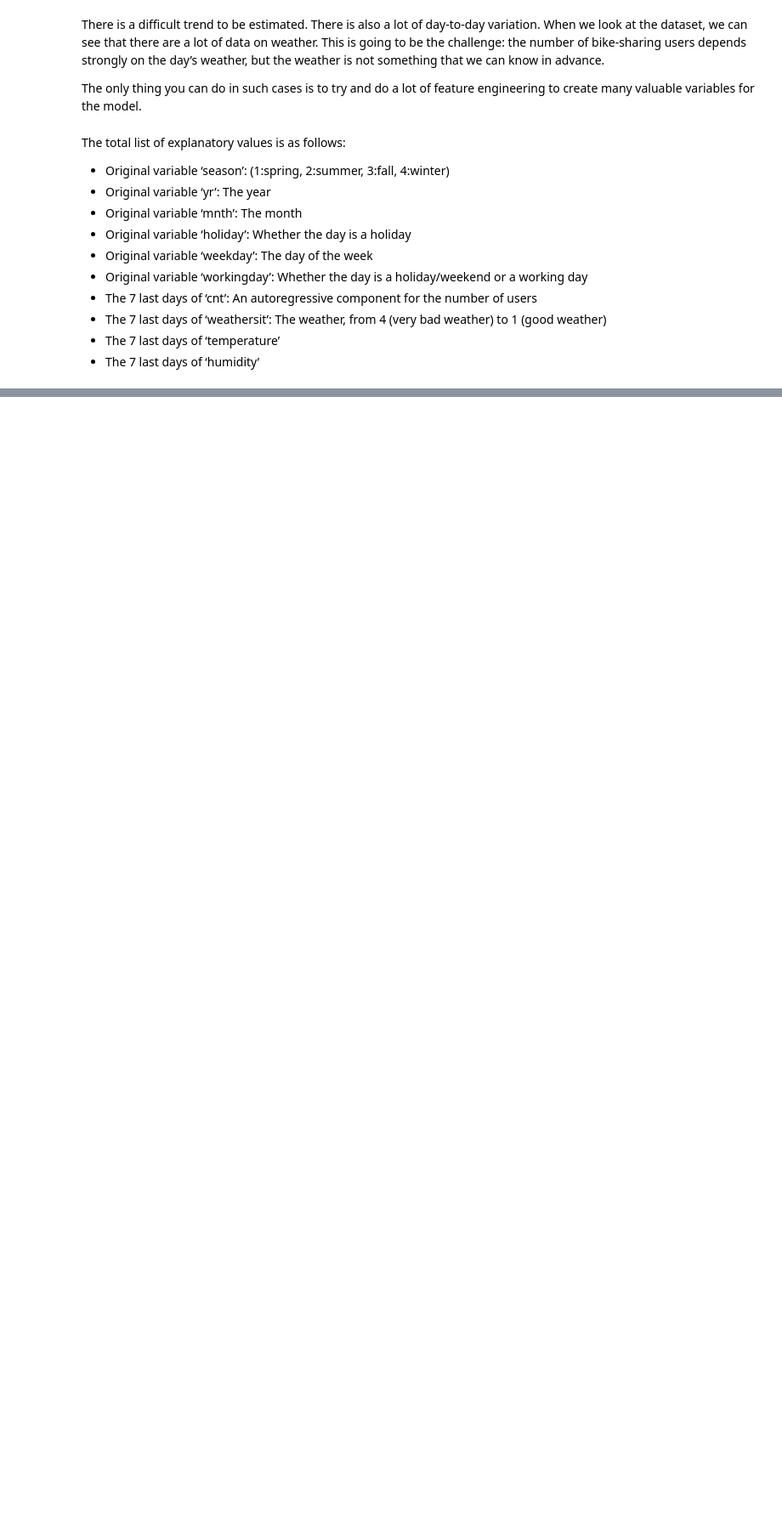
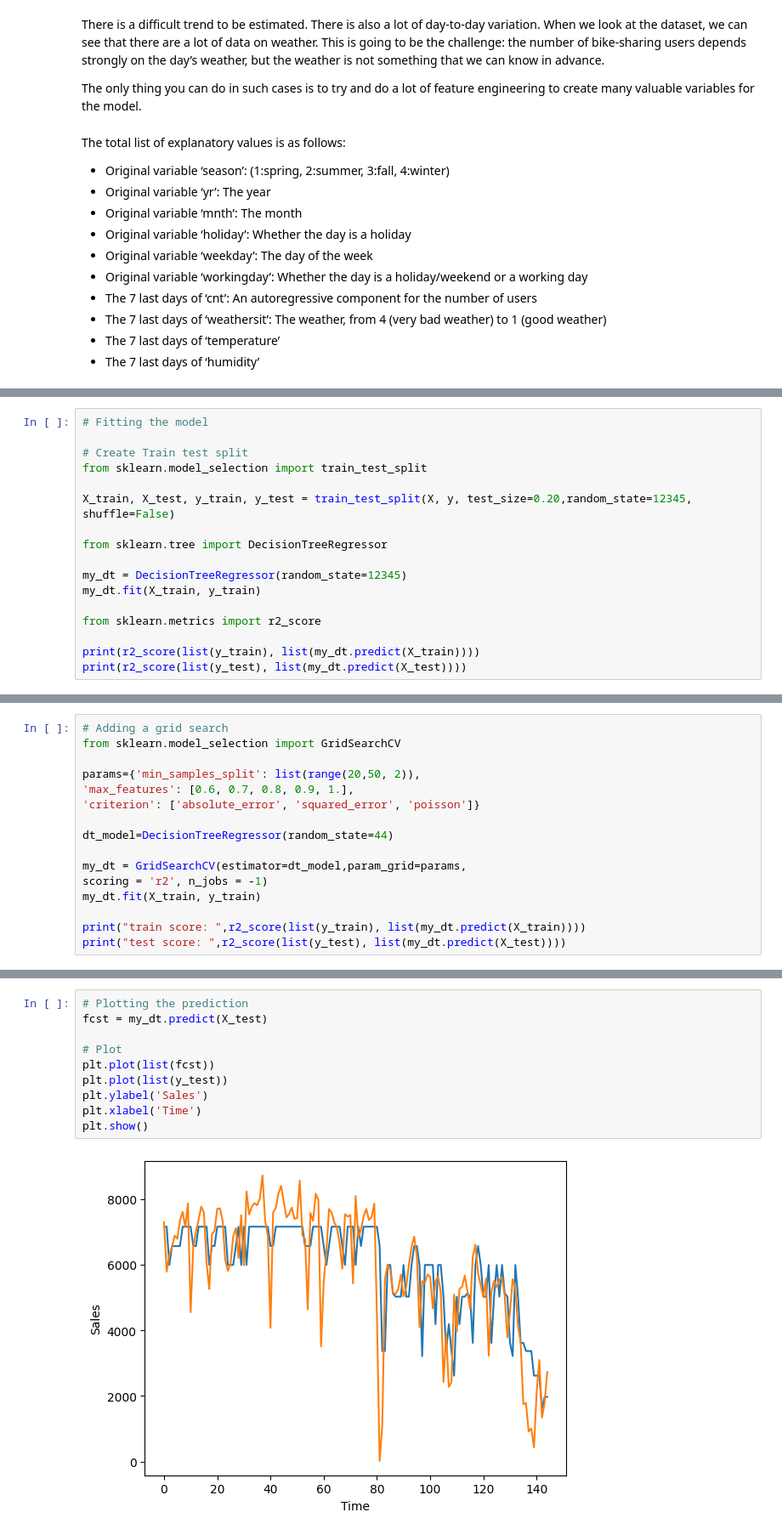
Before and after one commit to Udeani4/time_series_analysis, a Jupyter notebook: Supervised_MLM_TimeSeries/decision_tree.ipynb, the cells around one changed output, grey strips where cells are left out. Shown at 85% size. Drawn from its saved outputs; the diff is of its cells as text; blank space fills up the shorter version.

Commit message:
decision tree model complete

```diff
--- a/Supervised_MLM_TimeSeries/decision_tree.ipynb
+++ b/Supervised_MLM_TimeSeries/decision_tree.ipynb
@@ -56,0 +117,17 @@ The total list of explanatory values is as follows:
+# %%
+# Fitting the model
+
+# Create Train test split
+from sklearn.model_selection import train_test_split
+
+X_train, X_test, y_train, y_test = train_test_split(X, y, test_size=0.20,random_state=12345, shuffle=False)
+
+from sklearn.tree import DecisionTreeRegressor
+
+my_dt = DecisionTreeRegressor(random_state=12345)
+my_dt.fit(X_train, y_train)
+
+from sklearn.metrics import r2_score
+
+print(r2_score(list(y_train), list(my_dt.predict(X_train))))
+print(r2_score(list(y_test), list(my_dt.predict(X_test))))
@@ -56,0 +147,16 @@ The total list of explanatory values is as follows:
+# %%
+# Adding a grid search
+from sklearn.model_selection import GridSearchCV
+
+params={'min_samples_split': list(range(20,50, 2)),
+'max_features': [0.6, 0.7, 0.8, 0.9, 1.],
+'criterion': ['absolute_error', 'squared_error', 'poisson']}
+
+dt_model=DecisionTreeRegressor(random_state=44)
+
+my_dt = GridSearchCV(estimator=dt_model,param_grid=params,
+scoring = 'r2', n_jobs = -1)
+my_dt.fit(X_train, y_train)
+
+print("train score: ",r2_score(list(y_train), list(my_dt.predict(X_train))))
+print("test score: ",r2_score(list(y_test), list(my_dt.predict(X_test))))
@@ -56,0 +174,12 @@ The total list of explanatory values is as follows:
+# %%
+# Plotting the prediction
+fcst = my_dt.predict(X_test)
+
+# Plot
+plt.plot(list(fcst))
+plt.plot(list(y_test))
+plt.ylabel('Sales')
+plt.xlabel('Time')
+plt.show()
+# %% [output]
+[figure, added]
```
Also changed, not shown: parts of 12 cells of this notebook.
